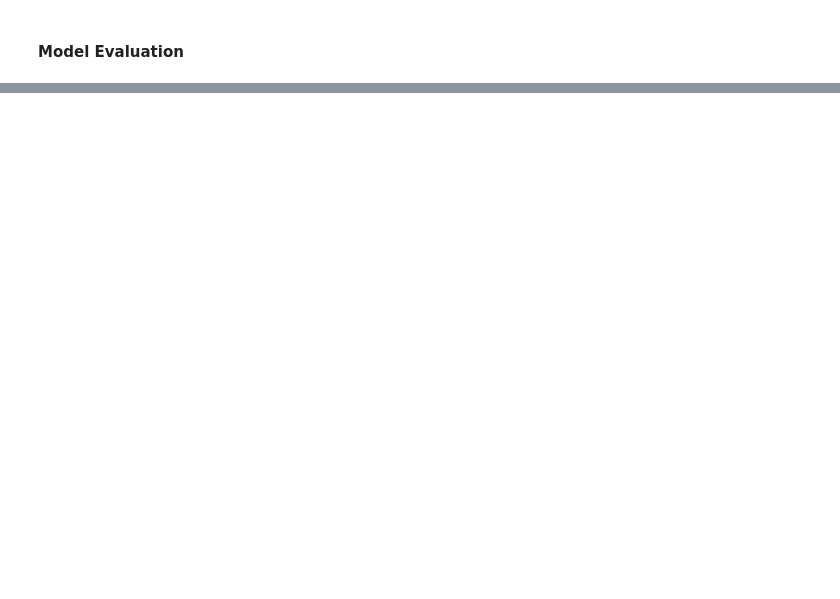
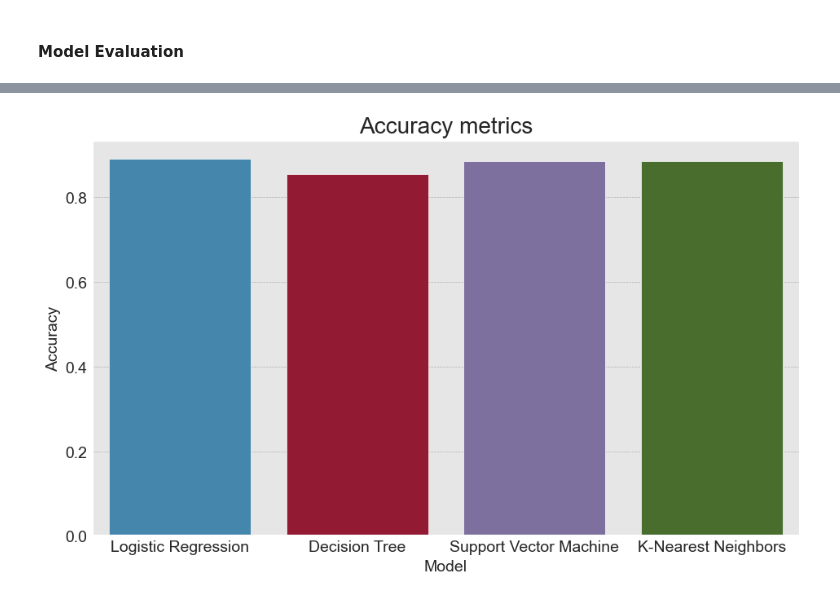
Before and after one commit to scuellaralmagro/employee_attrition_ibm, a Jupyter notebook: ibm_ml.ipynb, the cells around one changed output, grey strips where cells are left out. Saved outputs shown, nothing was run; the diff lists cells and outputs as text; code cells hidden in the pictures; blank space fills up the shorter version.

```diff
--- a/ibm_ml.ipynb
+++ b/ibm_ml.ipynb
@@ -394,0 +432,31 @@ plot_confusion_matrix(y_test, y_predict)
+# %%
+# Defining the style of the plots
+sns.set_style('darkgrid',{
+    'axes.facecolor': '0.9',
+    'grid.color': '0.7',
+    'grid.linestyle': '--',
+    'grid.linewidth': 0.5,
+    })
+# %%
+classification_lineplot = pd.DataFrame({
+    'Logistic Regression': [lr_accuracy, lr_precision, lr_recall, lr_f1, lr_roc_auc],
+    'Decision Tree': [dt_accuracy, dt_precision, dt_recall, dt_f1, dt_roc_auc],
+    'Support Vector Machine': [svm_accuracy, svm_precision, svm_recall, svm_f1, svm_roc_auc],
+    'K-Nearest Neighbors': [knn_accuracy, knn_precision, knn_recall, knn_f1, knn_roc_auc],
+    'Metric': ['Accuracy', 'Precision', 'Recall', 'F1-score', 'ROC AUC score']}) # Creating a dataframe for the final lineplot
+
+classification_lineplot = classification_lineplot.melt(id_vars='Metric', var_name='Model', value_name='Score') # Melting the dataframe
+
+classification_report = pd.DataFrame({
+    'Model': ['Logistic Regression', 'Decision Tree', 'Support Vector Machine', 'K-Nearest Neighbors'],
+    'Accuracy': [lr_accuracy, dt_accuracy, svm_accuracy, knn_accuracy],
+    'Precision': [lr_precision, dt_precision, svm_precision, knn_precision],
+    'Recall': [lr_recall, dt_recall, svm_recall, knn_recall],
+    'F1-score': [lr_f1, dt_f1, svm_f1, knn_f1],
+    'ROC AUC score': [lr_roc_auc, dt_roc_auc, svm_roc_auc, knn_roc_auc],
+    'Average Score': [np.mean([lr_accuracy, lr_precision, lr_recall, lr_f1, lr_roc_auc]),
+                      np.mean([dt_accuracy, dt_precision, dt_recall, dt_f1, dt_roc_auc]),
+                      np.mean([svm_accuracy, svm_precision, svm_recall, svm_f1, svm_roc_auc]),
+                      np.mean([knn_accuracy, knn_precision, knn_recall, knn_f1, knn_roc_auc])]})
+
+classification_lineplot
@@ -394,0 +487,8 @@ plot_confusion_matrix(y_test, y_predict)
+# %%
+# Plotting the accuracy metrics
+plt.figure(figsize=(10, 6))
+sns.barplot(data = classification_report, x = 'Model', y = 'Accuracy')
+plt.title('Accuracy metrics')
+plt.show()
+# %% [output]
+[figure, added]
```
Also changed, not shown: parts of 41 cells of this notebook.
